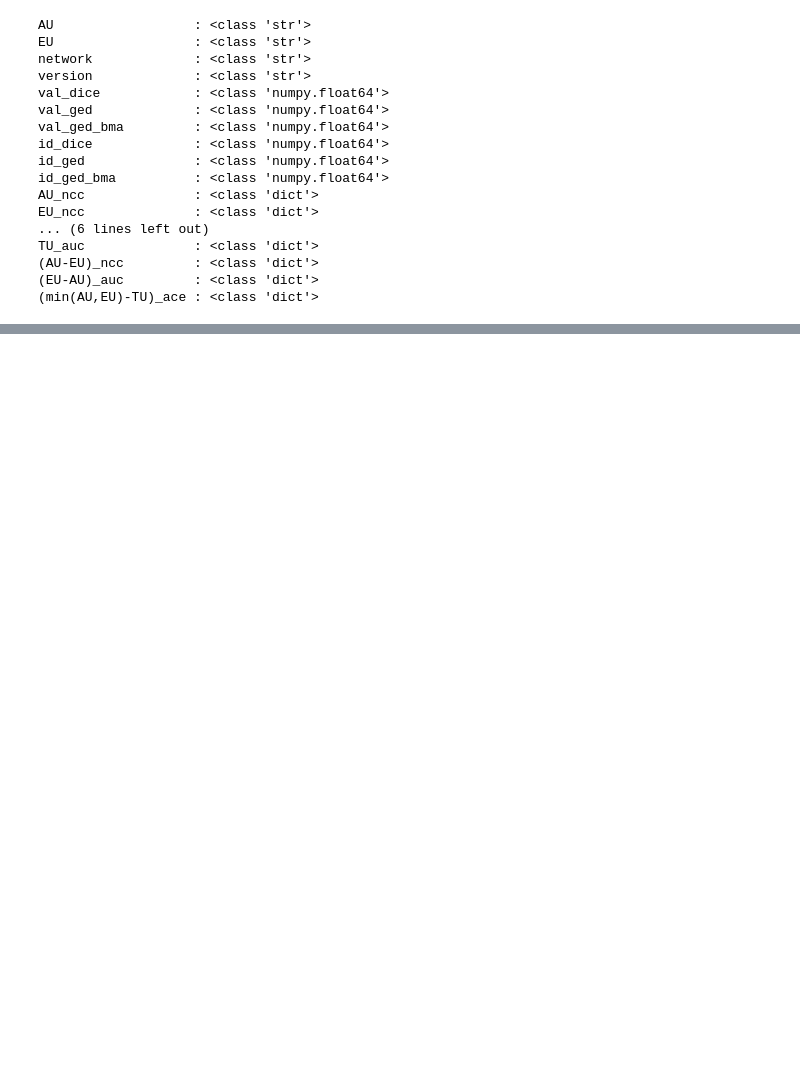
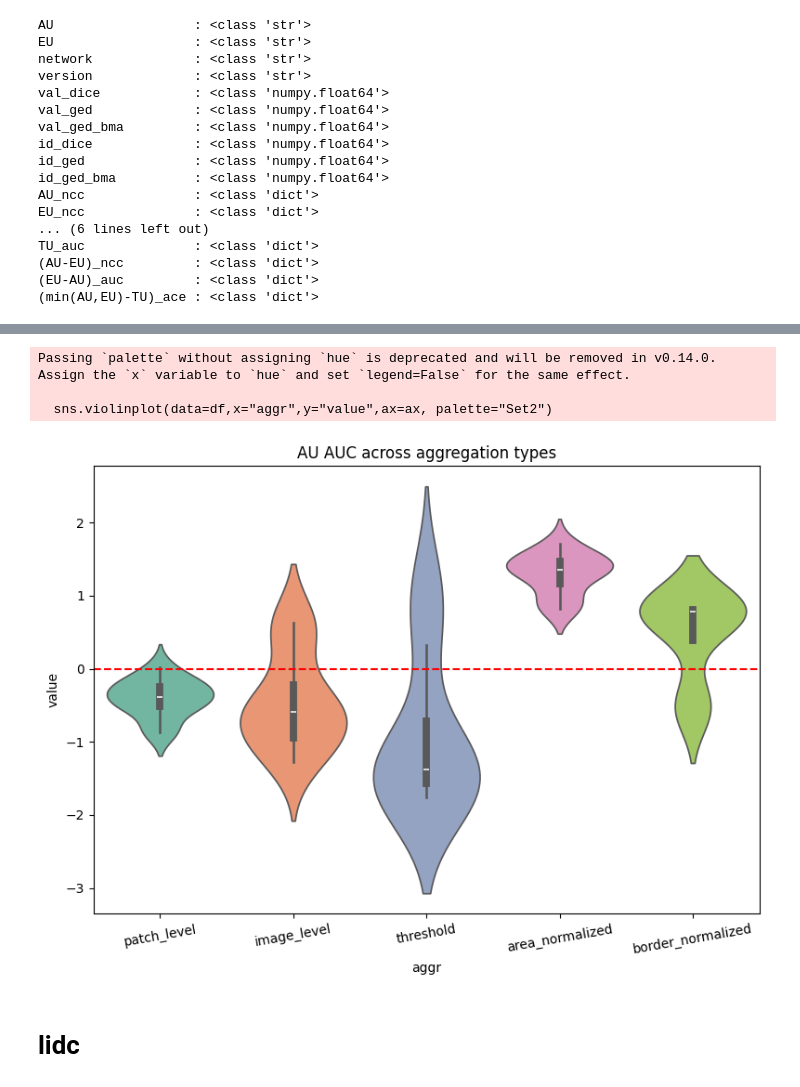
Before and after one commit to JakobLC/DiffUncertainty, a Jupyter notebook: visualization/script.ipynb, the cells around one changed output, grey strips where cells are left out. Drawn from its saved outputs; the diff is of its cells as text; code cells hidden in the pictures; blank space fills up the shorter version.

```diff
--- a/visualization/script.ipynb
+++ b/visualization/script.ipynb
@@ -60,0 +101,44 @@ plot_metric_matrix(table,metric="TU_ace",reldiff="(min(AU,EU)-TU)_ace",subkey="o
+# %%
+
+
+#make a matrix of lists over aggregation types for each subkey. Each matrix is a 4x3 matrix as a pandas table
+#initalize with empty lists
+all_matrix = matrices[aggr_types[0]].copy()
+#fill the pandas table with empty lists
+all_matrix = all_matrix.applymap(lambda x: [])
+#fill the matrices with the values from each aggregation type
+for aggr in aggr_types:
+        for i in range(all_matrix.shape[0]):
+            for j in range(all_matrix.shape[1]):
+                all_matrix.iloc[i,j].append(matrices[aggr].iloc[i,j])
+def gaussnorm(x):
+    x = np.array(x)
+    return (x - x.mean()) / x.std()
+# normalize with gaussian for all lists
+all_matrix = all_matrix.applymap(lambda x: gaussnorm(x))
+# %%
+
+
+fig,ax = plt.subplots(1, 1, figsize=(8,6))
+import seaborn as sns
+import pandas as pd
+#make a violin plot where each violin is a aggr type. The dataset for the violin is the flattened matrix for each aggr type. The x axis is the aggr type and the y axis is the value of the matrix element. The title is "EU AUC across aggregation types"
+#first make a dataframe where each row is a value from the matrix and has a column for the aggr type
+df = pd.DataFrame(columns=["aggr","value"])
+for aggr_idx,aggr in enumerate(aggr_types):
+    values = [item[aggr_idx] for item in all_matrix.values.flatten()]
+    df = pd.concat([df,pd.DataFrame({"aggr":[aggr]*len(values),"value":values})], ignore_index=True)
+sns.violinplot(data=df,x="aggr",y="value",ax=ax, palette="Set2")
+ax.set_title("AU AUC across aggregation types")
+#make 0-line
+ax.axhline(0, color="red", linestyle="--")
+plt.xticks(rotation=10)
+plt.tight_layout()
+plt.show()
+# %% [output]
+Passing `palette` without assigning `hue` is deprecated and will be removed in v0.14.0. Assign the `x` variable to `hue` and set `legend=False` for the same effect.
+
+  sns.violinplot(data=df,x="aggr",y="value",ax=ax, palette="Set2")
+[figure, added]
+# %% [markdown]
+# lidc
```
Also changed, not shown: parts of 17 cells of this notebook, 8 other files.
